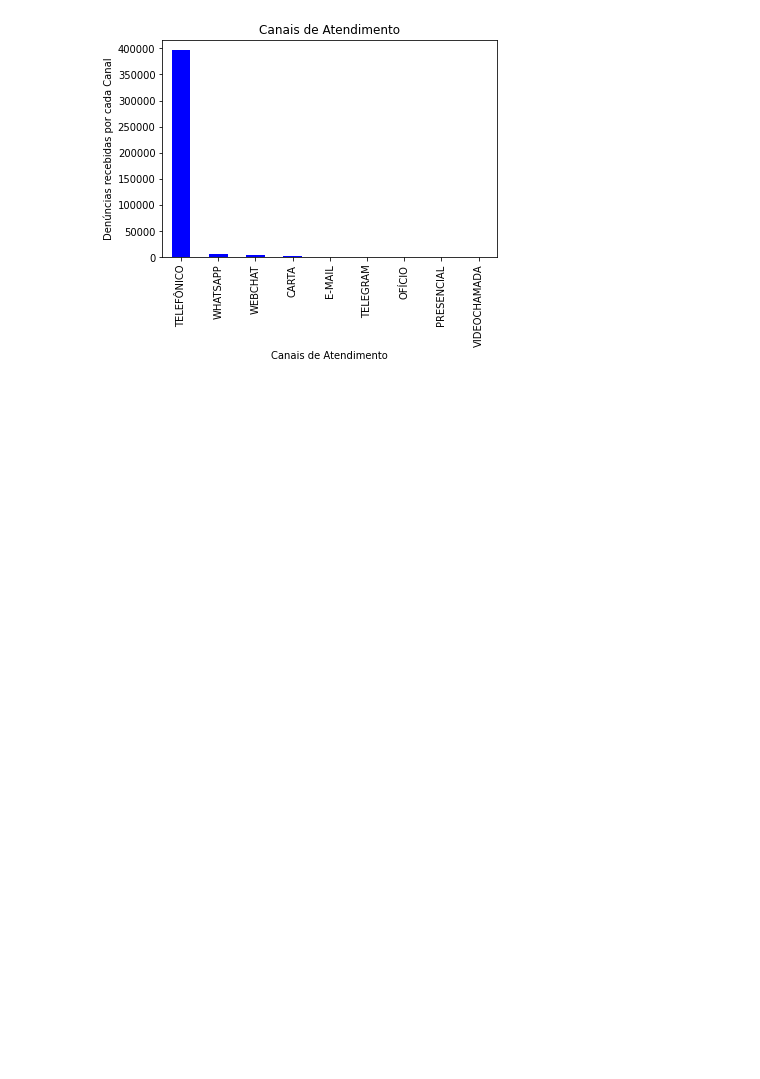
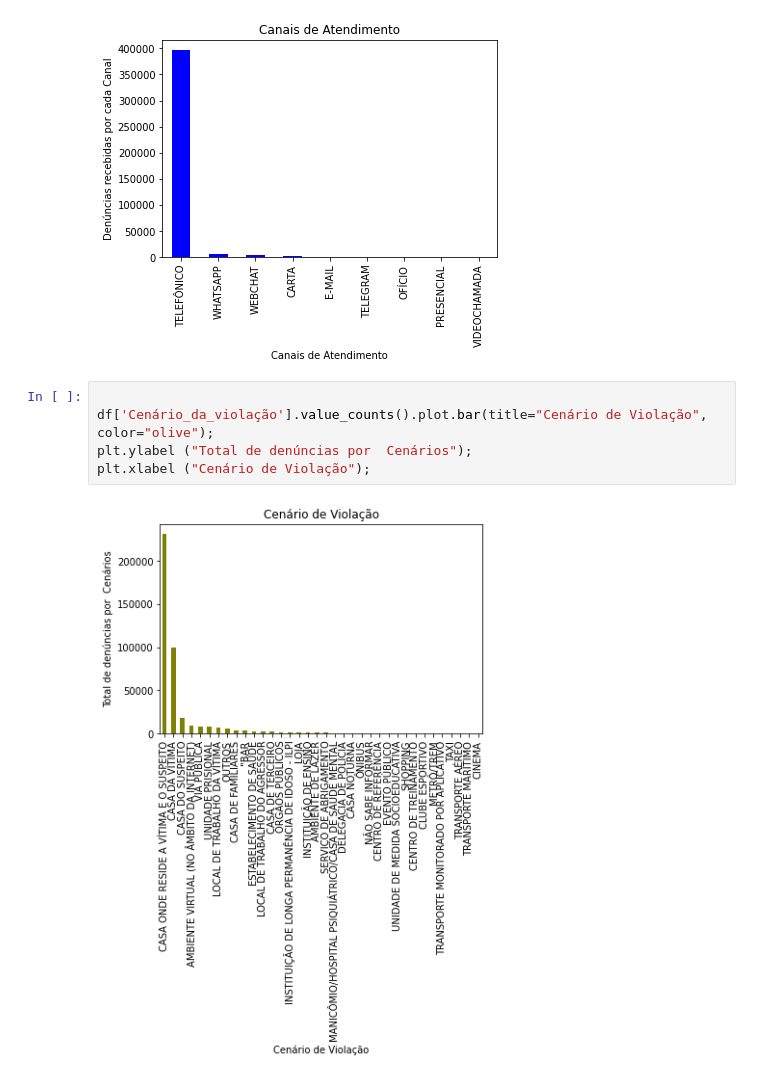
Before and after one commit to filledeoya9/Analise-dos-Dados-das-denuncias-de-violacao-de-direitos-humanos-e-violencia-contra-a-mulher-, a Jupyter notebook: Analise_dos_Dados_das_denuncias_de_violacao_de_direitos_humanos_e_violencia_contra_a_mulher.ipynb, the cells around one changed output. Saved outputs shown, nothing was run; the diff lists cells and outputs as text; blank space fills up the shorter version.

```diff
--- a/Analise_dos_Dados_das_denuncias_de_violacao_de_direitos_humanos_e_violencia_contra_a_mulher.ipynb
+++ b/Analise_dos_Dados_das_denuncias_de_violacao_de_direitos_humanos_e_violencia_contra_a_mulher.ipynb
@@ -102,3 +102,10 @@ plt.ylabel ("Denúncias recebidas por cada Canal");
 plt.xlabel ("Canais de Atendimento");
 # %% [output]
 [figure]
+# %%
+
+df['Cenário_da_violação'].value_counts().plot.bar(title="Cenário de Violação", color="olive");
+plt.ylabel ("Total de denúncias por  Cenários");
+plt.xlabel ("Cenário de Violação");
+# %% [output]
+[figure, added]
```
